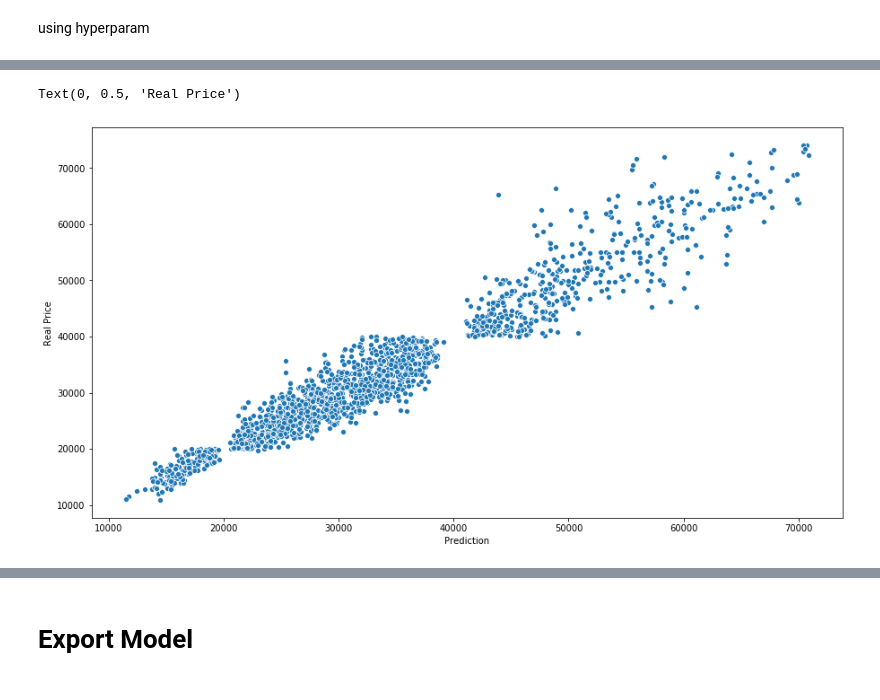
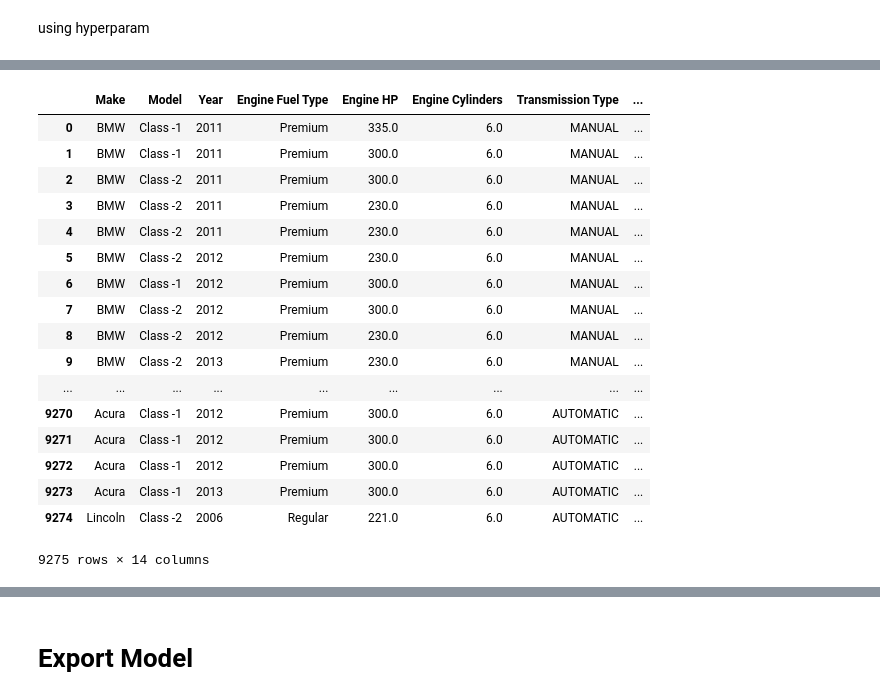
Before and after one commit to mutaharrikihsan12/Data-Science-Price-Predictor, a Jupyter notebook: Taharauto - Car Price Prediction/Car_Project_Modelling_Fix.ipynb, the cells around one changed output, grey strips where cells are left out. Drawn from its saved outputs; the diff is of its cells as text; code cells hidden in the pictures.

```diff
--- a/Taharauto - Car Price Prediction/Car_Project_Modelling_Fix.ipynb
+++ b/Taharauto - Car Price Prediction/Car_Project_Modelling_Fix.ipynb
@@ -552,8 +668,0 @@ metrics.r2_score(y_test,prediction)
-# %%
-plt.figure(figsize=(15,8))
-sns.scatterplot(prediction,y_test)
-plt.xlabel('Prediction')
-plt.ylabel('Real Price')
-# %% [output]
-Text(0, 0.5, 'Real Price')
-[figure, removed]
@@ -561,0 +669,21 @@ fix_model = RandomForestRegressor(min_samples_leaf=1, min_samples_split=5, n_est
+# %%
+df2_new
+# %% [output]
+|  | Make | Model | Year | Engine Fuel Type | Engine HP | Engine Cylinders | Transmission Type | ... |
+| 0 | BMW | Class -1 | 2011 | Premium | 335.0 | 6.0 | MANUAL | ... |
+| 1 | BMW | Class -1 | 2011 | Premium | 300.0 | 6.0 | MANUAL | ... |
+| 2 | BMW | Class -2 | 2011 | Premium | 300.0 | 6.0 | MANUAL | ... |
+| 3 | BMW | Class -2 | 2011 | Premium | 230.0 | 6.0 | MANUAL | ... |
+| 4 | BMW | Class -2 | 2011 | Premium | 230.0 | 6.0 | MANUAL | ... |
+| 5 | BMW | Class -2 | 2012 | Premium | 230.0 | 6.0 | MANUAL | ... |
+| 6 | BMW | Class -1 | 2012 | Premium | 300.0 | 6.0 | MANUAL | ... |
+| 7 | BMW | Class -2 | 2012 | Premium | 300.0 | 6.0 | MANUAL | ... |
+| 8 | BMW | Class -2 | 2012 | Premium | 230.0 | 6.0 | MANUAL | ... |
+| 9 | BMW | Class -2 | 2013 | Premium | 230.0 | 6.0 | MANUAL | ... |
+| ... | ... | ... | ... | ... | ... | ... | ... | ... |
+| 9270 | Acura | Class -1 | 2012 | Premium | 300.0 | 6.0 | AUTOMATIC | ... |
+| 9271 | Acura | Class -1 | 2012 | Premium | 300.0 | 6.0 | AUTOMATIC | ... |
+| 9272 | Acura | Class -1 | 2012 | Premium | 300.0 | 6.0 | AUTOMATIC | ... |
+| 9273 | Acura | Class -1 | 2013 | Premium | 300.0 | 6.0 | AUTOMATIC | ... |
+| 9274 | Lincoln | Class -2 | 2006 | Regular | 221.0 | 6.0 | AUTOMATIC | ... |
+9275 rows × 14 columns
```
Also changed, not shown: parts of 33 cells of this notebook, 2 other files.
